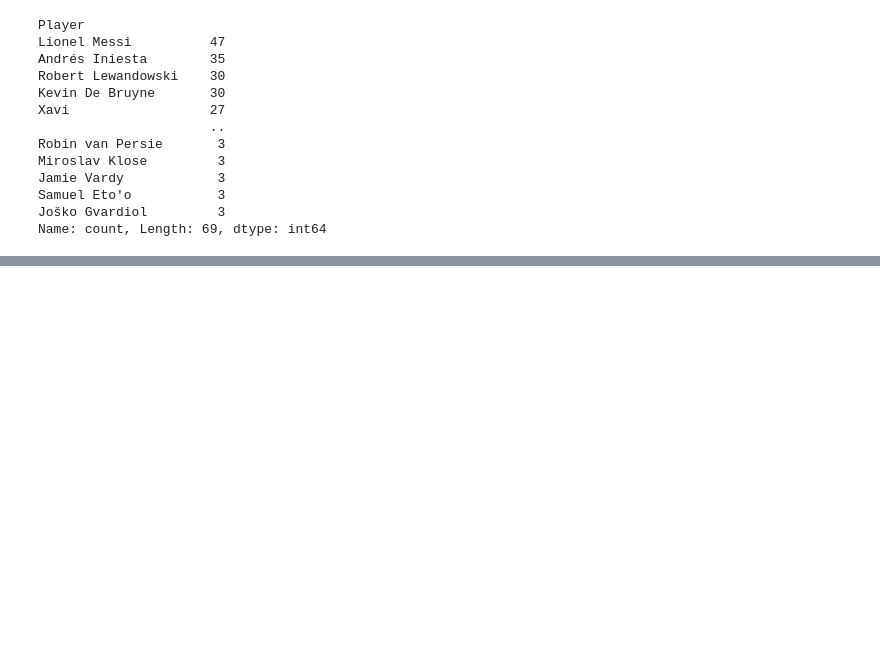
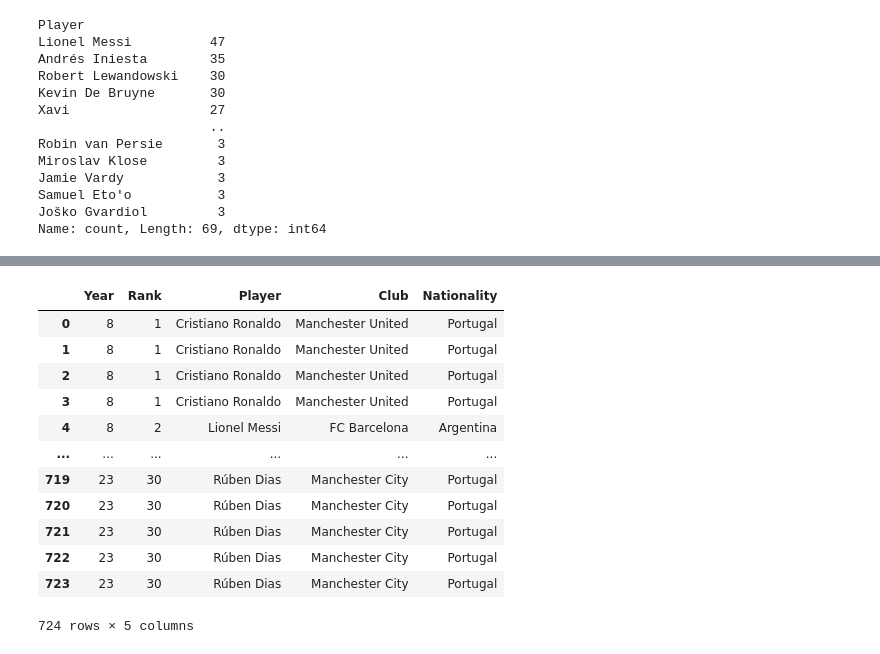
Before and after one commit to TheJarmanitor/outplayed, a Jupyter notebook: notebooks/tournament_exploratory.ipynb, the cells around one changed output, grey strips where cells are left out. Drawn from its saved outputs; the diff is of its cells as text; code cells hidden in the pictures; blank space fills up the shorter version.

```diff
--- a/notebooks/tournament_exploratory.ipynb
+++ b/notebooks/tournament_exploratory.ipynb
@@ -6,11 +6,11 @@ stats_df = pd.read_csv("../data/tournament_stats.csv")
 bdo_df = pd.read_csv("../data/BallonDOr_combined.csv")
 # %%
 bdo_df['Year'] = bdo_df['Year'].apply(lambda x: int(str(x)[-2:]))
-bdo_df = bdo_df.query('Year >= 8 & Year <=23')
+bdo_df = bdo_df.query('Year >= 8 & Year <=23').infer_objects()
 # ballon_dor['Share'] = np.log(ballon_dor['Share'])
 
 stats_df['Season'] = stats_df['Season'].apply(lambda x: int(str(x)[-2:]))
-stats_df = stats_df.query('Season >= 8 & Season <=23')
+stats_df = stats_df.query('Season >= 8 & Season <=23').infer_objects()
 # %%
 stats_df.head()
 # %% [output]
@@ -46,7 +46,7 @@ bdo_df.head()
 | 1501 | 8 | 4 | Iker Casillas | Real Madrid CF | Spain | 133.0 | 2.0 | 16.0 | 12.0 | 8.0 | 7.0 | ... |
 | 1502 | 8 | 5 | Xavi | FC Barcelona | Spain | 97.0 | 3.0 | 9.0 | 4.0 | 15.0 | 4.0 | ... |
 # %%
-df = pd.merge(bdo_df, stats_df, left_on=["Player", "Year", "Club"], right_on=["Player", "Season", "Club"])
+df = pd.merge(bdo_df, stats_df, left_on=["Player", "Year", "Club"], right_on=["Player", "Season", "Club"]).drop(columns=["Second yellow cards"])
 df.info()
 # %% [output]
 <class 'pandas.core.frame.DataFrame'>
@@ -89,3 +69,11 @@ Name: count, dtype: int64
+# %%
+df = df.replace('-', 0)
+for col in df.columns:
+    try:
+        df[col] = df[col].astype('int')
+    except:
+        continue
+df["Minutes played"] = df['Minutes played'].str.removesuffix("'").astype("float")
 # %%
 df["Player"].value_counts()
 # %% [output]
@@ -128,0 +117,17 @@ Name: 7, dtype: object
+# %%
+base_cols = ["Year", "Rank", "Player", "Club", "Nationality"]
+df[base_cols]
+# %% [output]
+|  | Year | Rank | Player | Club | Nationality |
+| 0 | 8 | 1 | Cristiano Ronaldo | Manchester United | Portugal |
+| 1 | 8 | 1 | Cristiano Ronaldo | Manchester United | Portugal |
+| 2 | 8 | 1 | Cristiano Ronaldo | Manchester United | Portugal |
+| 3 | 8 | 1 | Cristiano Ronaldo | Manchester United | Portugal |
+| 4 | 8 | 2 | Lionel Messi | FC Barcelona | Argentina |
+| ... | ... | ... | ... | ... | ... |
+| 719 | 23 | 30 | Rúben Dias | Manchester City | Portugal |
+| 720 | 23 | 30 | Rúben Dias | Manchester City | Portugal |
+| 721 | 23 | 30 | Rúben Dias | Manchester City | Portugal |
+| 722 | 23 | 30 | Rúben Dias | Manchester City | Portugal |
+| 723 | 23 | 30 | Rúben Dias | Manchester City | Portugal |
+724 rows × 5 columns
```
Also changed, not shown: parts of 8 cells of this notebook.
